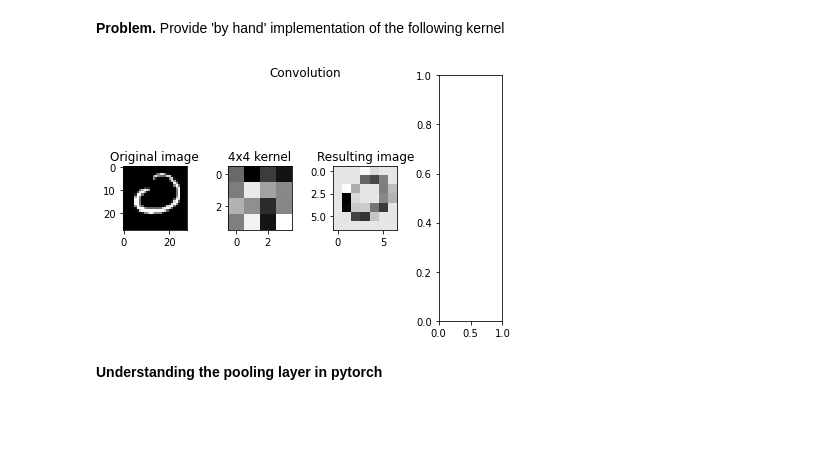
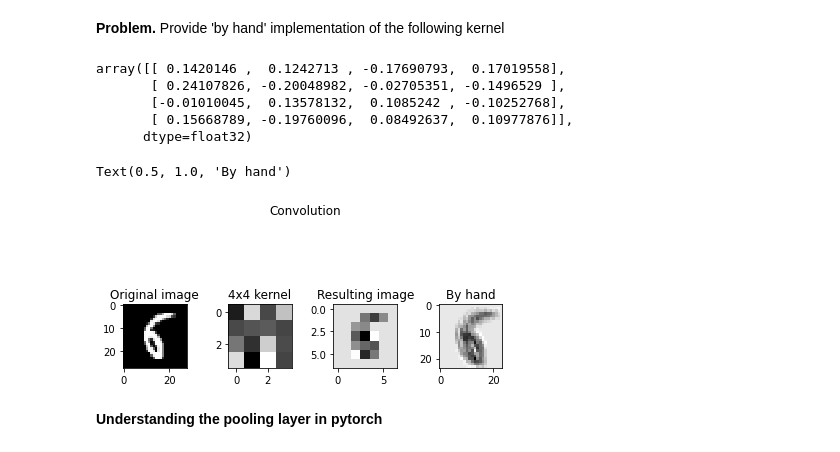
Before and after one commit to Noureddineidir/Applied-ML-ENSAE-Course-, a Jupyter notebook: TP3.ipynb, the cells around one changed output. Saved outputs shown, nothing was run; the diff lists cells and outputs as text; code cells hidden in the pictures; blank space fills up the shorter version.

Commit message:
Hand kernel CNN implementation

```diff
--- a/TP3.ipynb
+++ b/TP3.ipynb
@@ -518,5 +492,13 @@ Text(0.5, 1.0, 'By hand')
 # %% [markdown]
 **Problem.** Provide 'by hand' implementation of the following kernel
+# %%
+weight[0][0]
+# %% [output]
+array([[ 0.1420146 ,  0.1242713 , -0.17690793,  0.17019558],
+       [ 0.24107826, -0.20048982, -0.02705351, -0.1496529 ],
+       [-0.01010045,  0.13578132,  0.1085242 , -0.10252768],
+       [ 0.15668789, -0.19760096,  0.08492637,  0.10977876]],
+      dtype=float32)
 # %%
 # 1 input channel (first 1 in nn.Conv2d)
 # 1 output channel (second 1 in nn.Conv2d)
@@ -524,34 +506,43 @@ Text(0.5, 1.0, 'By hand')
 # the kernel slides by 3 step in (x, y) direction (stride=[4, 4])
 # we do not augment the picture with white borders (padding=0)
 conv = nn.Conv2d(1, 1, kernel_size=4, stride=[4, 4], padding=0)
 # Get kernel value.
 weight = conv.weight.data.numpy()
 
 # take one image
 image, _ = next(iter(trainloader))
 
 
 fig, axs = plt.subplots(1, 4)
 fig.tight_layout()
 fig.suptitle('Convolution')
 
 # plot the image
 axs[0].imshow(image[0][0], cmap='gray', interpolation='none')
 axs[0].set_title('Original image')
 
 # plot the kernel
 axs[1].imshow(weight[0][0], cmap='gray', interpolation='none')
 axs[1].set_title('4x4 kernel')
 
 # plot resulting image
 axs[2].imshow(conv(image)[0][0].detach().numpy(), cmap='gray', interpolation='none')
 axs[2].set_title('Resulting image')
 
 # Making the same by hands
 # PROBLEM: FILL IN THIS PART.
 np_image = image[0][0].data.numpy() # get numpy image
+image_convolved = np.zeros((24, 24)) # here we store our result
+
+for i in range(24):
+    for j in range(24):
+        image_convolved[i, j] = np.sum(np_image[i:i+4, j:j+4] * weight) # apply the kernel for each 4x4 window
+
+axs[3].imshow(image_convolved, cmap='gray', interpolation='none')
+axs[3].set_title('By hand')
 # %% [output]
+Text(0.5, 1.0, 'By hand')
-[figure, old version]
+[figure, new version]
 # %% [markdown]
 **Understanding the pooling layer in pytorch**
 # %% [markdown]
```
Also changed, not shown: parts of 12 cells of this notebook.
